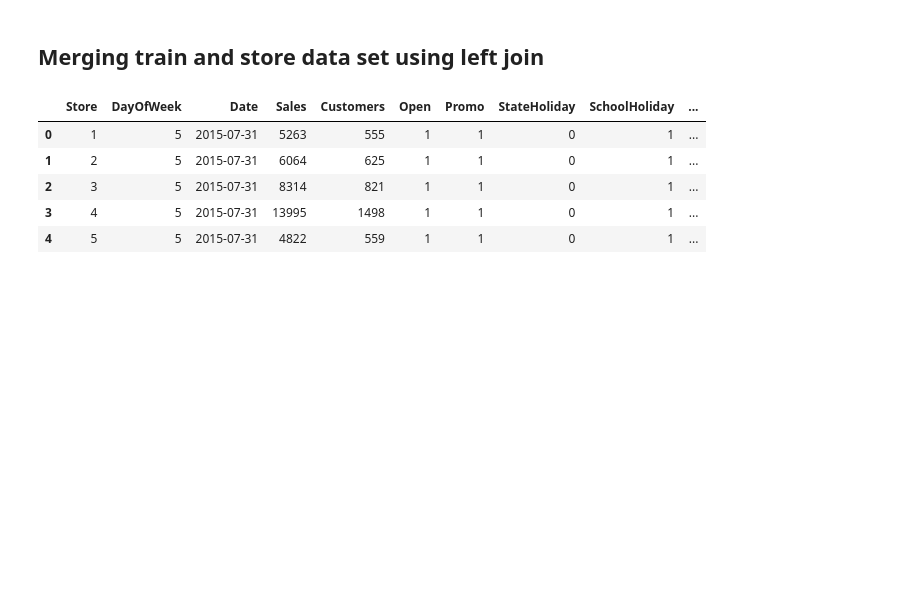
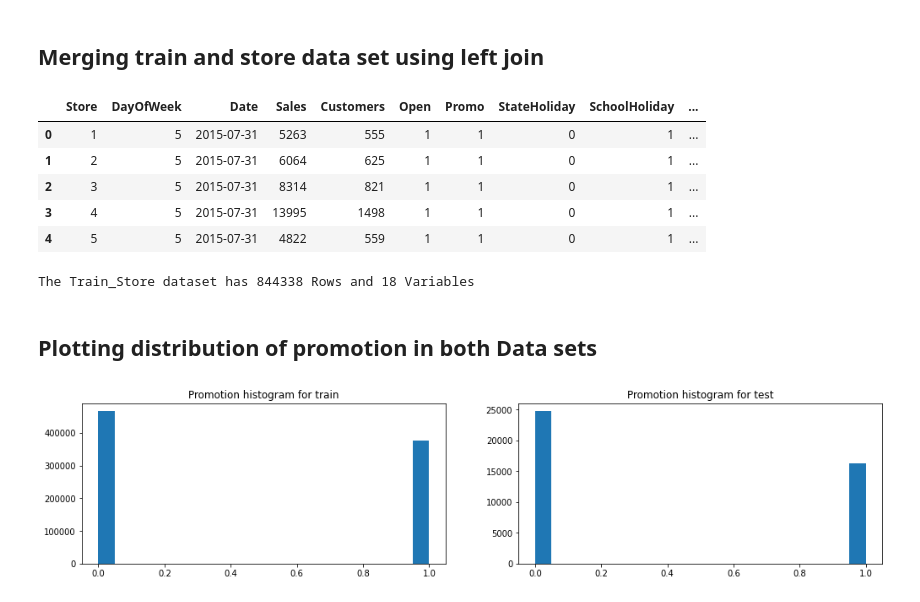
Before and after one commit to nebasam/Forecasting-Sales, a Jupyter notebook: notebooks/data_exploration.ipynb, the cells around one changed output. Cells and saved outputs as stored; diff of their text form; code cells hidden in the pictures; blank space fills up the shorter version.

Commit message:
Plots  distribution of promotion in both Data sets

```diff
--- a/notebooks/data_exploration.ipynb
+++ b/notebooks/data_exploration.ipynb
@@ -327,3 +337,7 @@ df_train_store.head()
 | 2 | 3 | 5 | 2015-07-31 | 8314 | 821 | 1 | 1 | 0 | 1 | ... |
 | 3 | 4 | 5 | 2015-07-31 | 13995 | 1498 | 1 | 1 | 0 | 1 | ... |
 | 4 | 5 | 5 | 2015-07-31 | 4822 | 559 | 1 | 1 | 0 | 1 | ... |
+# %%
+print ("The Train_Store dataset has {} Rows and {} Variables".format(str(df_train_store.shape[0]),str(df_train_store.shape[1])))
+# %% [output]
+The Train_Store dataset has 844338 Rows and 18 Variables
@@ -329,0 +346,6 @@ df_train_store.head()
+# %% [markdown]
+## Plotting  distribution of promotion in both Data sets
+# %%
+plot.plot_sub(df_train,df_test,col='Promo',title1='train',title2='test')
+# %% [output]
+[figure, added]
```
Also changed, not shown: parts of 9 cells of this notebook, 2 other files.
